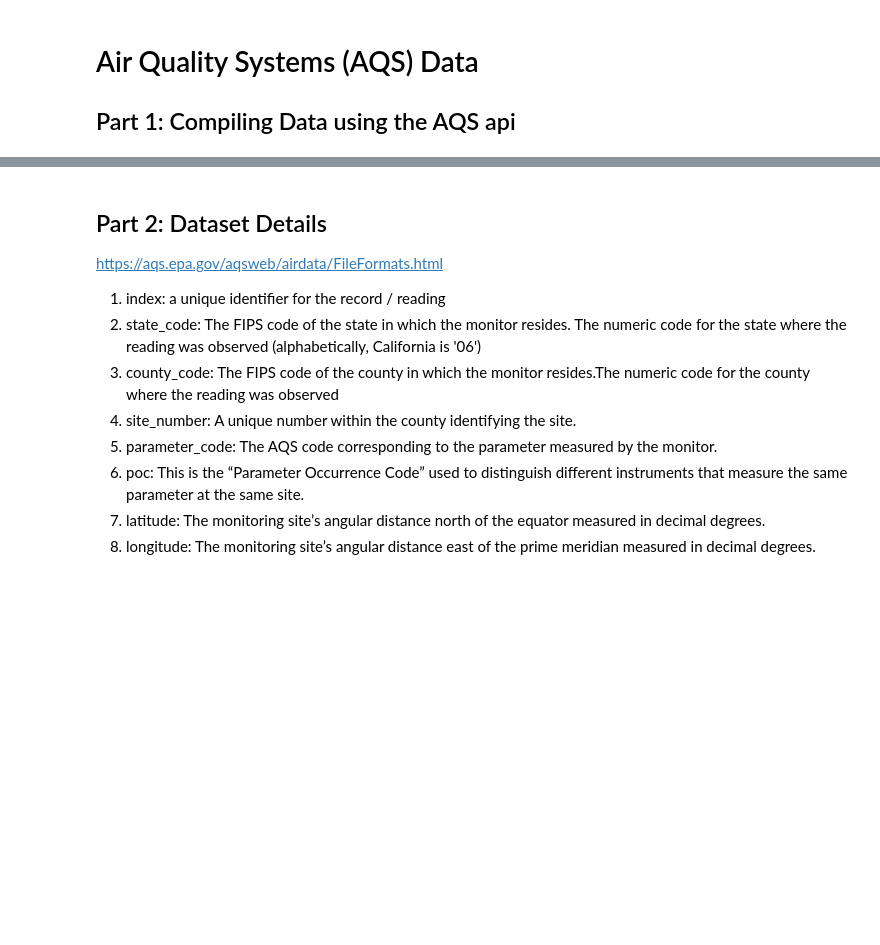
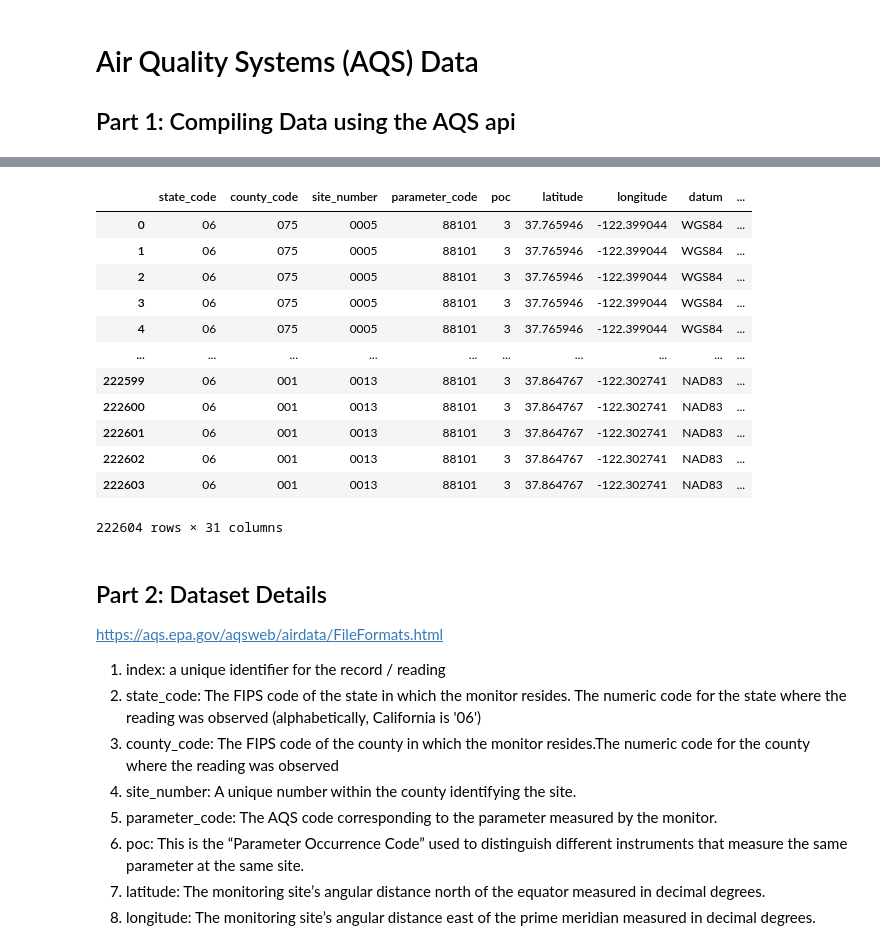
Before and after one commit to siawayforward/DS4A-group-project, a Jupyter notebook: dataset-details-aqs.ipynb, the cells around one changed output, grey strips where cells are left out. Saved outputs shown, nothing was run; the diff lists cells and outputs as text; code cells hidden in the pictures; blank space fills up the shorter version.

```diff
--- a/dataset-details-aqs.ipynb
+++ b/dataset-details-aqs.ipynb
@@ -79,19 +61,0 @@ def get_dates_for_range(start_date, end_date):
-# %%
-# This is unnecessary, you can pull multiple days worth of daily data in a single request, you just have to have the year be the same in the start and end date
-# TODO - change the queries to pull a years' worth of data instead of a day.
-# pull the data from 2015 til now every 5 seconds (request usage limits)
-# start_date = '19800101'
-start_date = '20150101' # Got aconnection reset error, starting over from the last date
-# start_date = '20160505' # for testing
-end_date = '20201203'
-# end_date = '20160505' # for testing
-dates = get_dates_for_range(start_date, end_date)
-for date in dates:
-    response = request_aqs_data(date)
-    if response:
-        json_response = response.json()
-        if json_response['Data']:
-            data_dict = json_response['Data']
-            df = pd.DataFrame.from_dict(data = data_dict)
-            save_file(date, df)
-    time.sleep(5)
@@ -123,3 +62,43 @@ with open('aqs_data.csv', 'a') as comp_file:
+# %%
+# for the given year, pull all of the data available. make it a json and convert the json to a df and return the df or None
+def get_df_for_year_request(year):
+    start_date = year + '0101'
+    end_date = year + '1231'
+
+    response = request_aqs_data(start_date, end_date)
+    if response:
+        json_response = response.json()
+        if json_response['Data']:
+            data_dict = json_response['Data']
+            df = pd.DataFrame.from_dict(data = data_dict)
+            return df
+    return None
+# %%
+# create an array of df's for each year listed to concat
+years = ['2015', '2016', '2017', '2018', '2019', '2020']
+
+arr_data = []
+for year in years:
+    df = get_df_for_year_request(year)
+    arr_data.append(df)
+    time.sleep(5)
+# %%
+df = pd.concat(arr_data, ignore_index=True)
+df
+# %% [output]
+|  | state_code | county_code | site_number | parameter_code | poc | latitude | longitude | datum | ... |
+| 0 | 06 | 075 | 0005 | 88101 | 3 | 37.765946 | -122.399044 | WGS84 | ... |
+| 1 | 06 | 075 | 0005 | 88101 | 3 | 37.765946 | -122.399044 | WGS84 | ... |
+| 2 | 06 | 075 | 0005 | 88101 | 3 | 37.765946 | -122.399044 | WGS84 | ... |
+| 3 | 06 | 075 | 0005 | 88101 | 3 | 37.765946 | -122.399044 | WGS84 | ... |
+| 4 | 06 | 075 | 0005 | 88101 | 3 | 37.765946 | -122.399044 | WGS84 | ... |
+| ... | ... | ... | ... | ... | ... | ... | ... | ... | ... |
+| 222599 | 06 | 001 | 0013 | 88101 | 3 | 37.864767 | -122.302741 | NAD83 | ... |
+| 222600 | 06 | 001 | 0013 | 88101 | 3 | 37.864767 | -122.302741 | NAD83 | ... |
+| 222601 | 06 | 001 | 0013 | 88101 | 3 | 37.864767 | -122.302741 | NAD83 | ... |
+| 222602 | 06 | 001 | 0013 | 88101 | 3 | 37.864767 | -122.302741 | NAD83 | ... |
+| 222603 | 06 | 001 | 0013 | 88101 | 3 | 37.864767 | -122.302741 | NAD83 | ... |
+222604 rows × 31 columns
 # %% [markdown]
 ## Part 2: Dataset Details
 https://aqs.epa.gov/aqsweb/airdata/FileFormats.html
```
Also changed, not shown: parts of 24 cells of this notebook, 1 other file.
